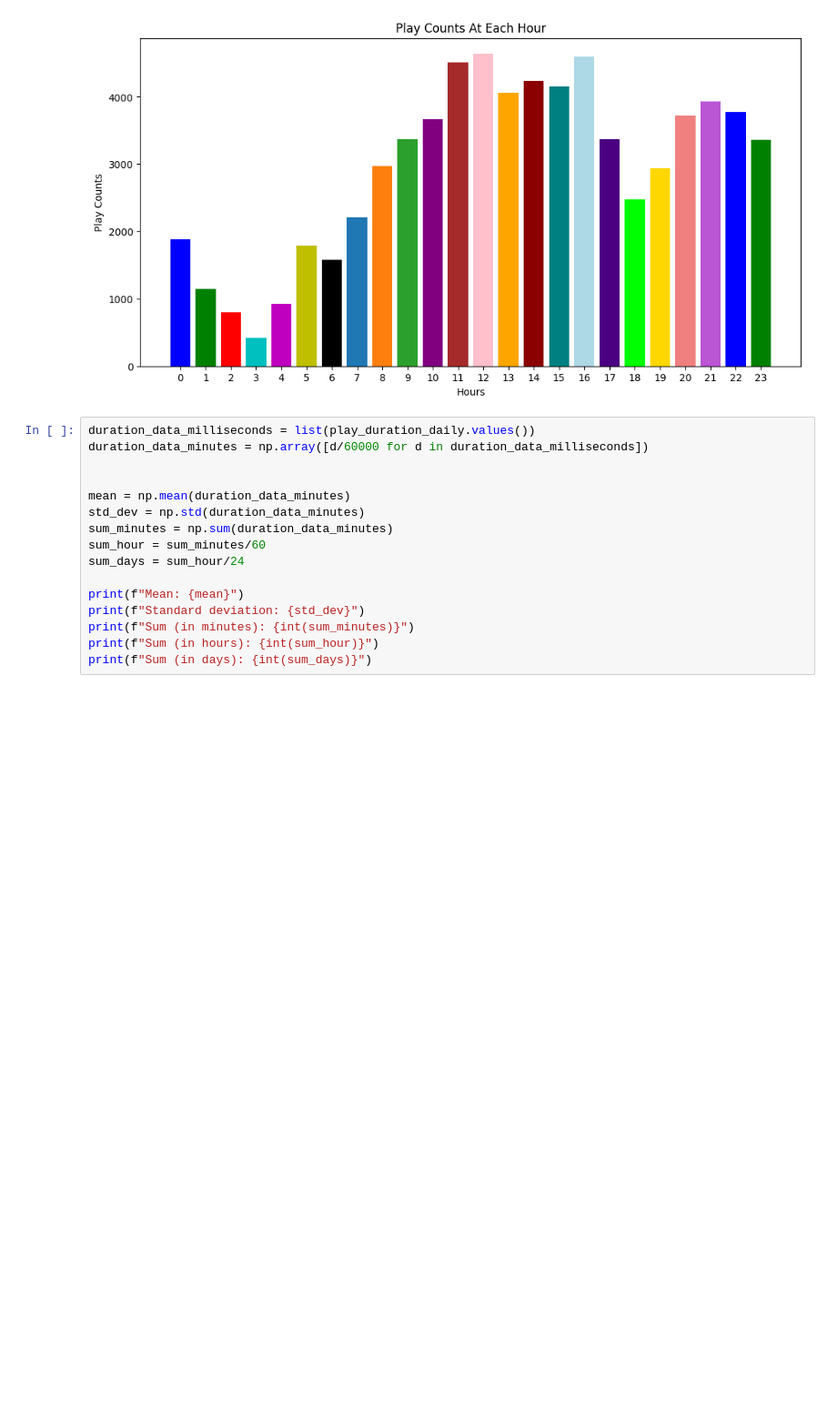
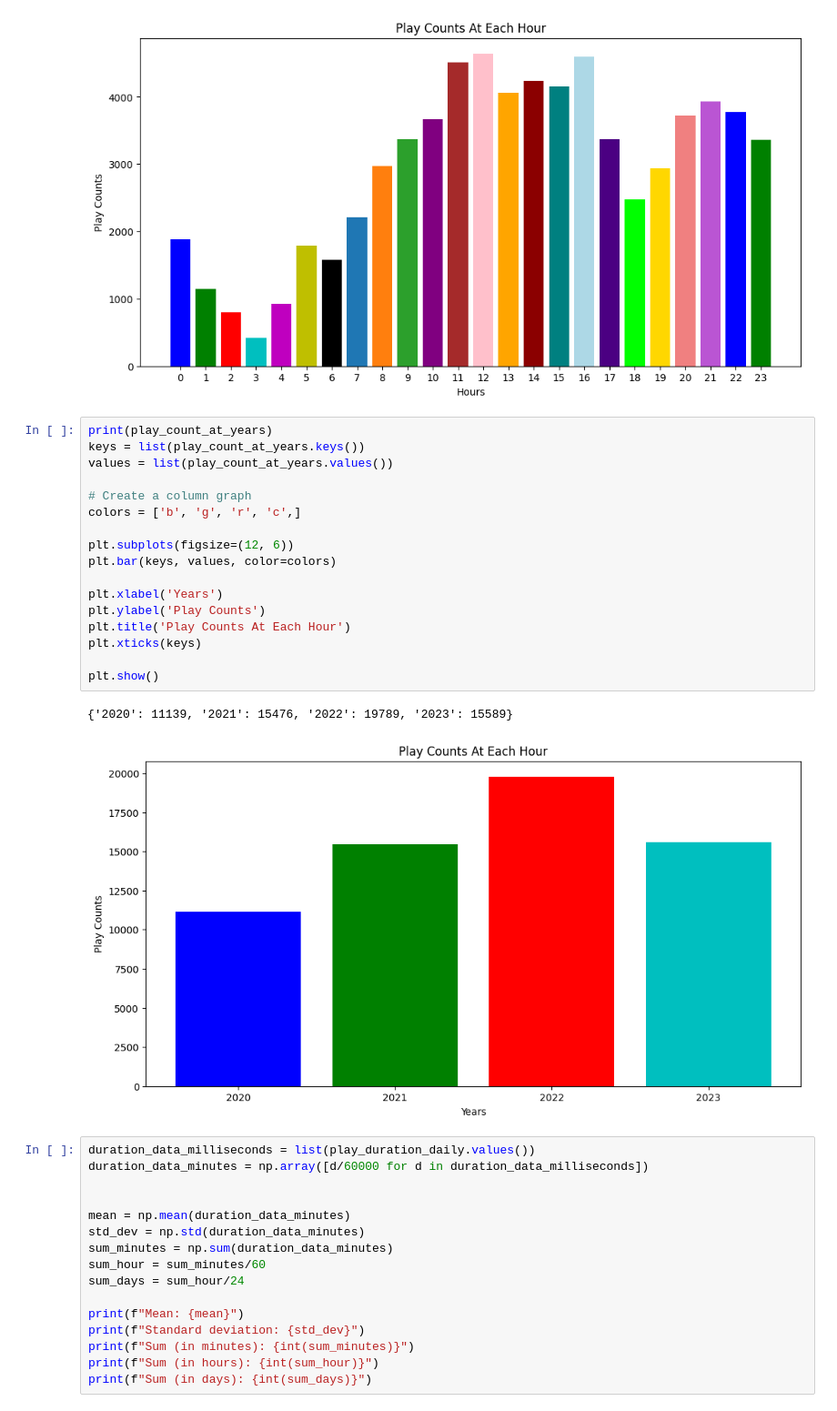
Before and after one commit to nusret35/spotify-playlist-analyzer, a Jupyter notebook: main.ipynb, the cells around one changed output. Shown at 91% size. Cells and saved outputs as stored; diff of their text form; blank space fills up the shorter version.

```diff
--- a/main.ipynb
+++ b/main.ipynb
@@ -311,6 +319,26 @@ plt.show()
 # %% [output]
 {0: 1889, 1: 1144, 2: 802, 3: 420, 4: 925, 5: 1792, 6: 1575, 7: 2210, 8: 2976, 9: 3369, 10: 3667, 11: 4508, 12: 4640, 13: 4061, 14: 4237, 15: 4149, 16: 4595, 17: 3373, 18: 2472, 19: 2934, 20: 3719, 21 ...
 [figure]
+# %%
+print(play_count_at_years)
+keys = list(play_count_at_years.keys())
+values = list(play_count_at_years.values())
+
+# Create a column graph
+colors = ['b', 'g', 'r', 'c',]
+
+plt.subplots(figsize=(12, 6))
+plt.bar(keys, values, color=colors)
+
+plt.xlabel('Years')
+plt.ylabel('Play Counts')
+plt.title('Play Counts At Each Hour')
+plt.xticks(keys)
+
+plt.show()
+# %% [output]
+{'2020': 11139, '2021': 15476, '2022': 19789, '2023': 15589}
+[figure, added]
 # %%
 duration_data_milliseconds = list(play_duration_daily.values())
 duration_data_minutes = np.array([d/60000 for d in duration_data_milliseconds])
```
Also changed, not shown: parts of 5 cells of this notebook.
